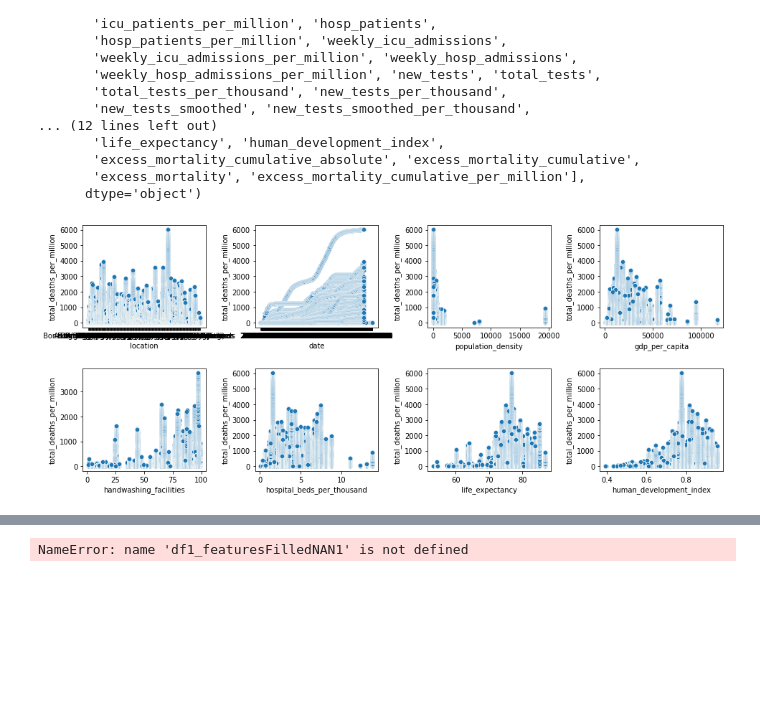
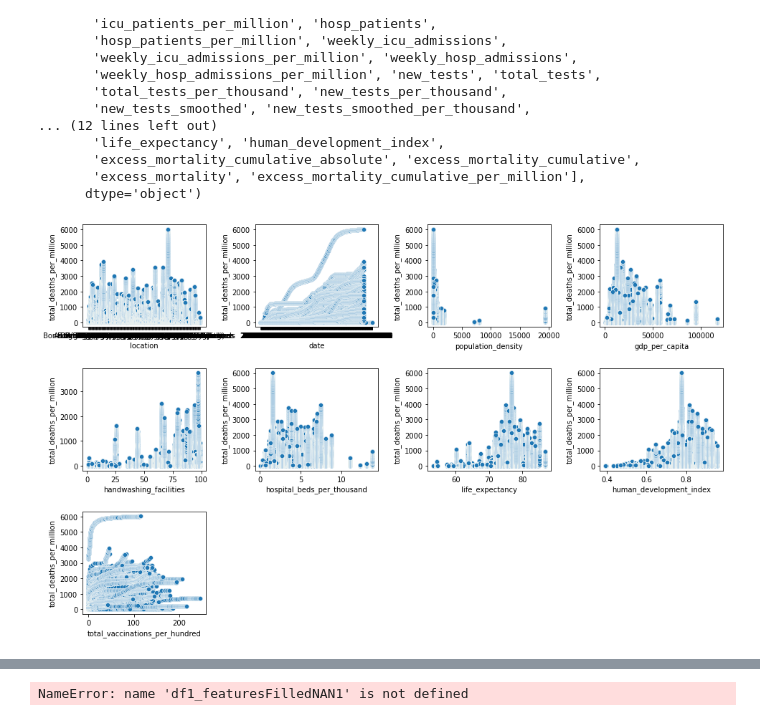
Before and after one commit to YongZhengYew/DDW_Project2D, a Jupyter notebook: app/Task1/data/owid.ipynb, the cells around one changed output, grey strips where cells are left out. Cells and saved outputs as stored; diff of their text form; code cells hidden in the pictures; blank space fills up the shorter version.

```diff
--- a/app/Task1/data/owid.ipynb
+++ b/app/Task1/data/owid.ipynb
@@ -79,18 +79,18 @@ class PlainPlot:
         )
 # %%
 pd.reset_option("display.max_rows")
-
+#total_deaths_per_million
 columnsOfInterest = ['location', 'date', 'total_deaths_per_million',
                      'population_density', 'gdp_per_capita',
                      'handwashing_facilities', 'hospital_beds_per_thousand',
-                     'life_expectancy', 'human_development_index']
+                     'life_expectancy', 'human_development_index', 'total_vaccinations_per_hundred']
 
-
+af = df1.loc[df1["location"] == "Afghanistan"]
 df1_interest = df1.loc[:, columnsOfInterest]
 q = PlainPlot(df1_interest, "total_deaths_per_million")
 q.plotAllGraphs()
 # %% [output]
-[figure, old version]
+[figure, new version]
 # %%
 
 
```
Also changed, not shown: parts of 3 cells of this notebook.
